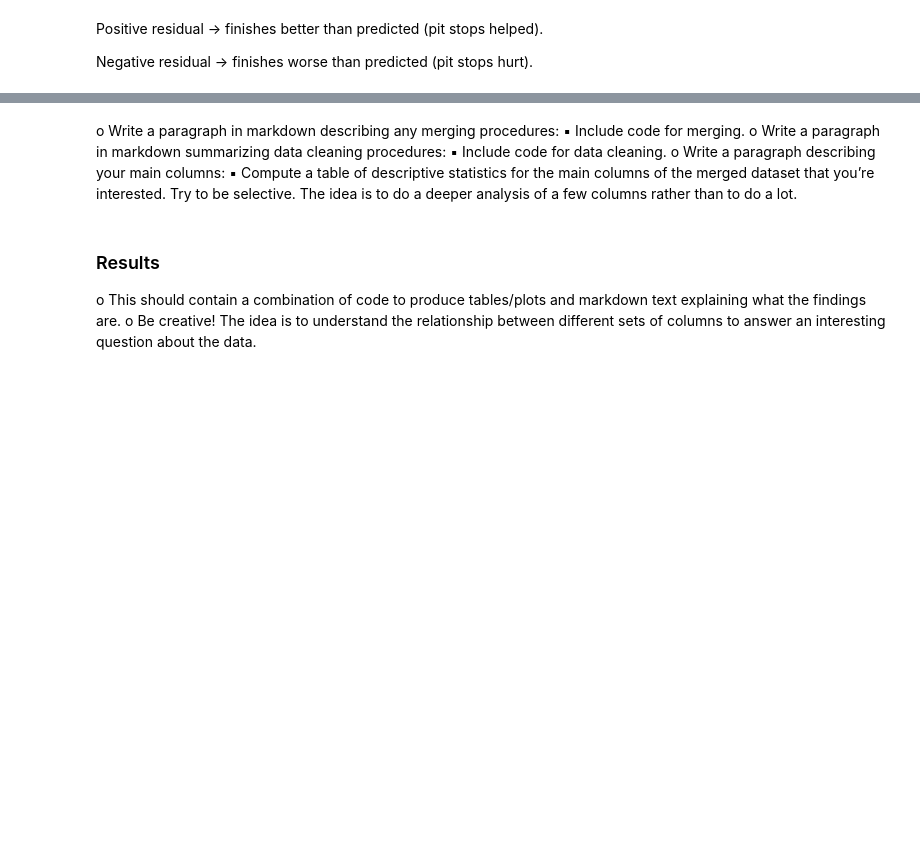
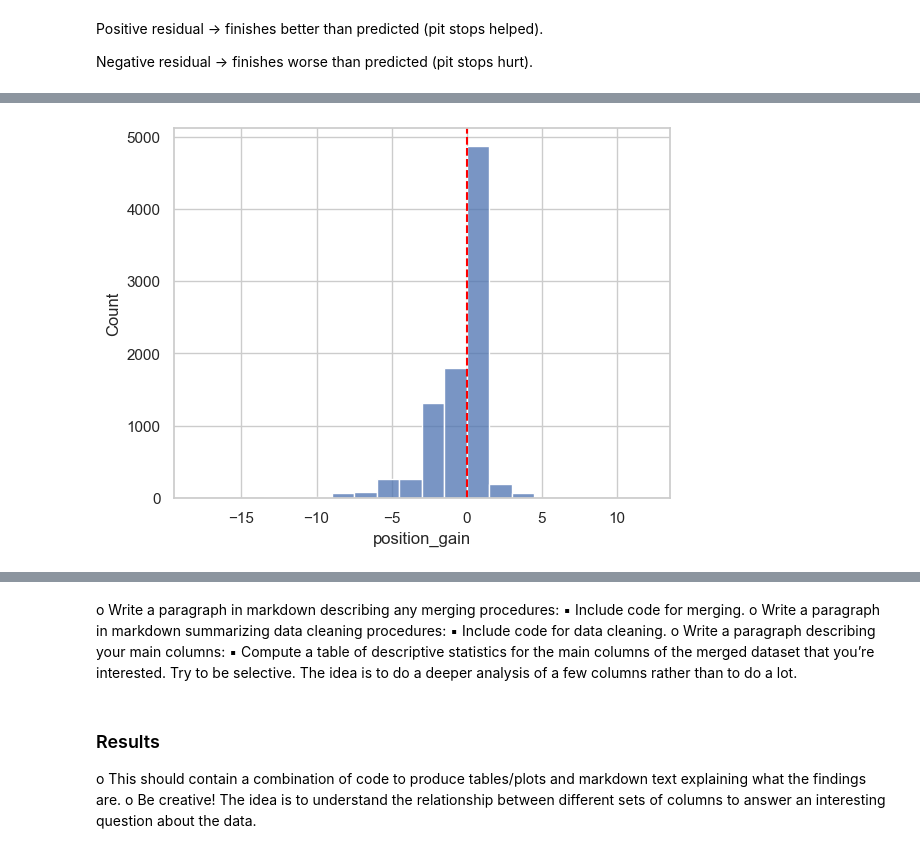
Before and after one commit to joycheng88/qtm151fall2025, a Jupyter notebook: Final Project/Final_Project_ver1.ipynb, the cells around one changed output, grey strips where cells are left out. Saved outputs shown, nothing was run; the diff lists cells and outputs as text; code cells hidden in the pictures; blank space fills up the shorter version.

```diff
--- a/Final Project/Final_Project_ver1.ipynb
+++ b/Final Project/Final_Project_ver1.ipynb
@@ -394,0 +346,30 @@ plt.show()
+# %%
+# Align positions before/after pit
+pit_with_positions = data['pit_stops'].merge(
+    data['lap_times'][['raceId','driverId','lap','position']],
+    on=['raceId','driverId','lap'],
+    how='left'
+).rename(columns={'position':'position_after_pit'})
+
+pit_with_positions = pit_with_positions.merge(
+    data['lap_times'].assign(lap=lambda x: x.lap+1)[['raceId','driverId','lap','position']],
+    on=['raceId','driverId','lap'],
+    how='left'
+).rename(columns={'position':'position_before_pit'})
+
+pit_with_positions['position_gain'] = pit_with_positions['position_before_pit'] - pit_with_positions['position_after_pit']
+
+# Compute pit stage
+race_laps = data['results'].groupby('raceId')['laps'].max().reset_index().rename(columns={'laps':'total_laps'})
+pit_with_positions = pit_with_positions.merge(race_laps, on='raceId')
+pit_with_positions['pit_pct'] = pit_with_positions['lap'] / pit_with_positions['total_laps']
+
+pit_with_positions['pit_stage'] = pd.cut(
+    pit_with_positions['pit_pct'],
+    bins=[0,0.33,0.66,1],
+    labels=['early','mid','late']
+)
+
+stage_gain = pit_with_positions.groupby('pit_stage')['position_gain'].mean().reset_index()
+print("=== Average Position Gain by Pit Stage ===")
+display(stage_gain)
@@ -394,0 +382,7 @@ plt.show()
+# %%
+pit_with_positions['position_gain'].describe()
+sns.histplot(pit_with_positions['position_gain'], bins=20)
+plt.axvline(0, color='red', linestyle='--')
+plt.show()
+# %% [output]
+[figure, added]
```
Also changed, not shown: parts of 41 cells of this notebook, 1 other file.
